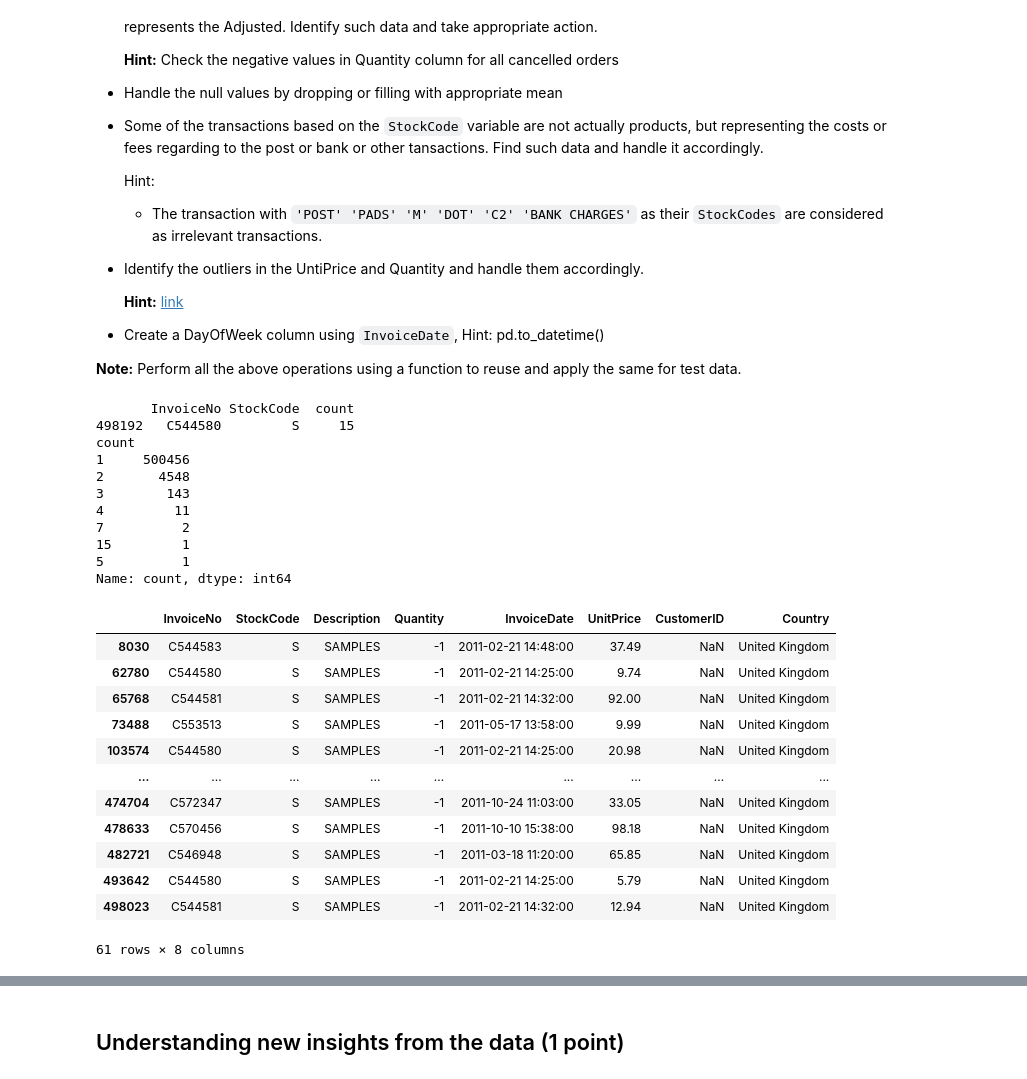
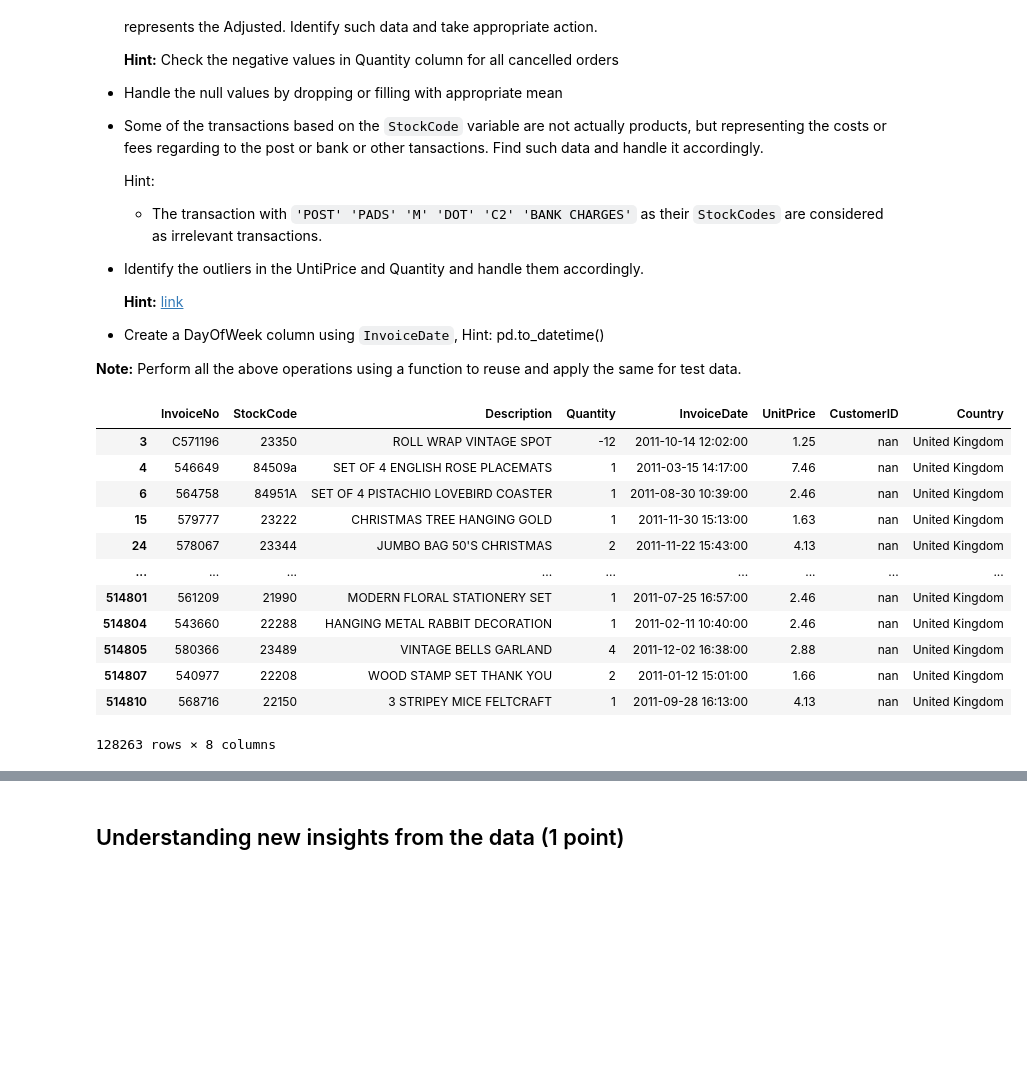
Before and after one commit to Shrutiba/iisc_cds, a Jupyter notebook: M2_NB_MiniProject_5_Customer_Segmentation_Kmeans.ipynb, the cells around one changed output, grey strips where cells are left out. Drawn from its saved outputs; the diff is of its cells as text; code cells hidden in the pictures; blank space fills up the shorter version.

```diff
--- a/M2_NB_MiniProject_5_Customer_Segmentation_Kmeans.ipynb
+++ b/M2_NB_MiniProject_5_Customer_Segmentation_Kmeans.ipynb
@@ -77,3 +96,6 @@ df.head()
+# %%
+# Change the data type of CustomerID to object as it is categorical variable
+df['CustomerID'] = df['CustomerID'].astype(str)
 # %% [markdown]
 ## Data Pre-processing (2 points)
 # %% [markdown]
@@ -102,21 +124,23 @@ Explore the dataset by performing the following operations:
 * Create a DayOfWeek column using `InvoiceDate`, Hint: pd.to_datetime()
 
 **Note:** Perform all the above operations using a function to reuse and apply the same for test data.
+# %%
+df[(df['CustomerID'] == 'nan')]
+# %% [output]
+|  | InvoiceNo | StockCode | Description | Quantity | InvoiceDate | UnitPrice | CustomerID | Country |
+| 3 | C571196 | 23350 | ROLL WRAP VINTAGE SPOT | -12 | 2011-10-14 12:02:00 | 1.25 | nan | United Kingdom |
+| 4 | 546649 | 84509a | SET OF 4 ENGLISH ROSE PLACEMATS | 1 | 2011-03-15 14:17:00 | 7.46 | nan | United Kingdom |
+| 6 | 564758 | 84951A | SET OF 4 PISTACHIO LOVEBIRD COASTER | 1 | 2011-08-30 10:39:00 | 2.46 | nan | United Kingdom |
+| 15 | 579777 | 23222 | CHRISTMAS TREE HANGING GOLD | 1 | 2011-11-30 15:13:00 | 1.63 | nan | United Kingdom |
+| 24 | 578067 | 23344 | JUMBO BAG 50'S CHRISTMAS | 2 | 2011-11-22 15:43:00 | 4.13 | nan | United Kingdom |
+| ... | ... | ... | ... | ... | ... | ... | ... | ... |
+| 514801 | 561209 | 21990 | MODERN FLORAL STATIONERY SET | 1 | 2011-07-25 16:57:00 | 2.46 | nan | United Kingdom |
+| 514804 | 543660 | 22288 | HANGING METAL RABBIT DECORATION | 1 | 2011-02-11 10:40:00 | 2.46 | nan | United Kingdom |
+| 514805 | 580366 | 23489 | VINTAGE BELLS GARLAND | 4 | 2011-12-02 16:38:00 | 2.88 | nan | United Kingdom |
+| 514807 | 540977 | 22208 | WOOD STAMP SET THANK YOU | 2 | 2011-01-12 15:01:00 | 1.66 | nan | United Kingdom |
+| 514810 | 568716 | 22150 | 3 STRIPEY MICE FELTCRAFT | 1 | 2011-09-28 16:13:00 | 4.13 | nan | United Kingdom |
+128263 rows × 8 columns
 # %%
-# YOUR CODE HERE
-invoice_count = df.groupby(['InvoiceNo','StockCode']).size().reset_index(name='count')
-print(invoice_count[invoice_count['count'] > 14])
-total_duplicates = invoice_count['count'].value_counts()
-print(total_duplicates)
+def get_duplicate_row_count(data):
+    invoice_count = data.groupby(['InvoiceNo','StockCode']).size().reset_index(name='count')
+    return invoice_count['count'].value_counts()
-# %% [output]
-       InvoiceNo StockCode  count
-498192   C544580         S     15
-count
-1     500456
-2       4548
-3        143
-4         11
-7          2
-15         1
-5          1
-Name: count, dtype: int64
@@ -125,16 +146,0 @@ df.drop_duplicates(inplace=True)
-# %%
-df[df['StockCode'] == 'S']
-# %% [output]
-|  | InvoiceNo | StockCode | Description | Quantity | InvoiceDate | UnitPrice | CustomerID | Country |
-| 8030 | C544583 | S | SAMPLES | -1 | 2011-02-21 14:48:00 | 37.49 | NaN | United Kingdom |
-| 62780 | C544580 | S | SAMPLES | -1 | 2011-02-21 14:25:00 | 9.74 | NaN | United Kingdom |
-| 65768 | C544581 | S | SAMPLES | -1 | 2011-02-21 14:32:00 | 92.00 | NaN | United Kingdom |
-| 73488 | C553513 | S | SAMPLES | -1 | 2011-05-17 13:58:00 | 9.99 | NaN | United Kingdom |
-| 103574 | C544580 | S | SAMPLES | -1 | 2011-02-21 14:25:00 | 20.98 | NaN | United Kingdom |
-| ... | ... | ... | ... | ... | ... | ... | ... | ... |
-| 474704 | C572347 | S | SAMPLES | -1 | 2011-10-24 11:03:00 | 33.05 | NaN | United Kingdom |
-| 478633 | C570456 | S | SAMPLES | -1 | 2011-10-10 15:38:00 | 98.18 | NaN | United Kingdom |
-| 482721 | C546948 | S | SAMPLES | -1 | 2011-03-18 11:20:00 | 65.85 | NaN | United Kingdom |
-| 493642 | C544580 | S | SAMPLES | -1 | 2011-02-21 14:25:00 | 5.79 | NaN | United Kingdom |
-| 498023 | C544581 | S | SAMPLES | -1 | 2011-02-21 14:32:00 | 12.94 | NaN | United Kingdom |
-61 rows × 8 columns
```
Also changed, not shown: parts of 11 cells of this notebook.
